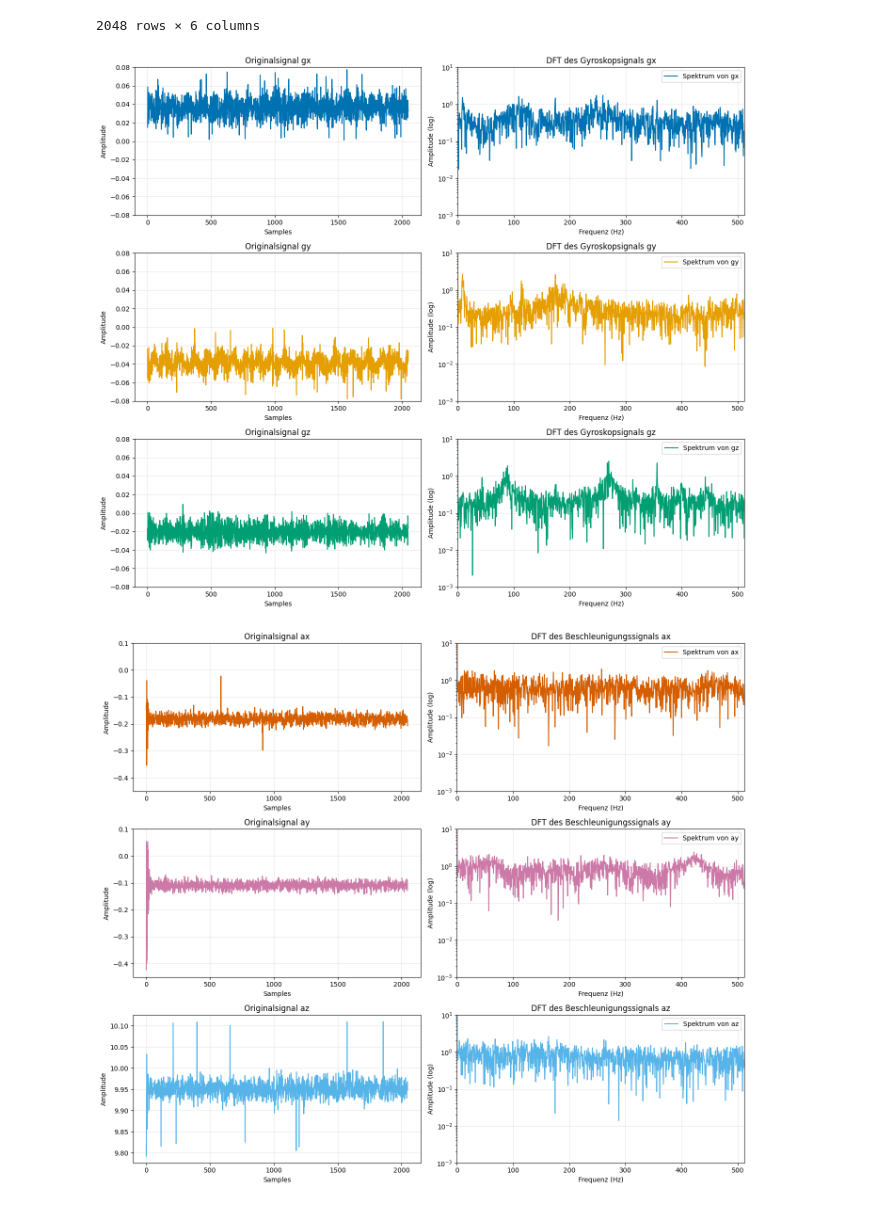
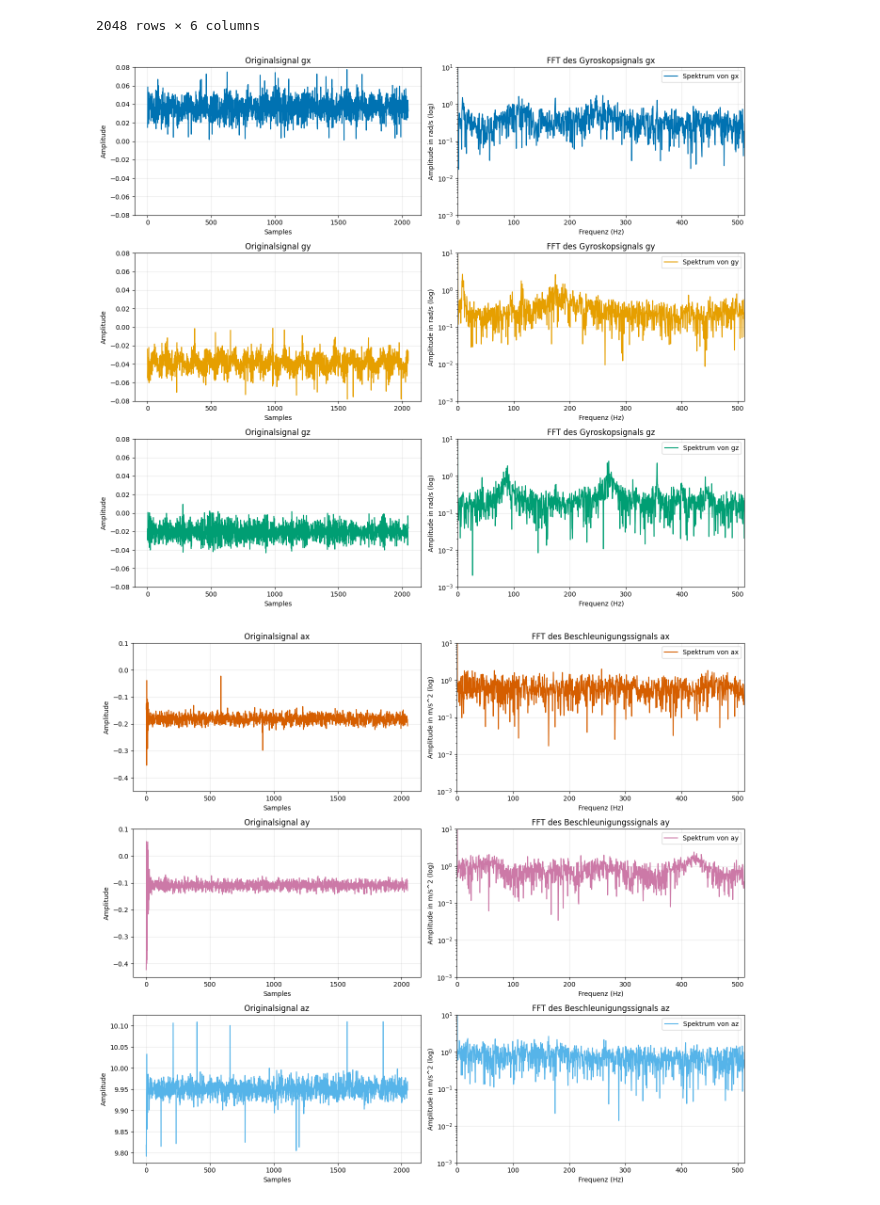
Before and after one commit to charlotte-strg/IMU_Audit, a Jupyter notebook: src/runs_on_pc/fft_plot.ipynb, the cells around one changed output. Cells and saved outputs as stored; diff of their text form; code cells hidden in the pictures.

```diff
--- a/src/runs_on_pc/fft_plot.ipynb
+++ b/src/runs_on_pc/fft_plot.ipynb
@@ -32,36 +32,37 @@ colors = ["#0072B2", "#E69F00", "#009E73"]
 gyro_axes = ["gx", "gy", "gz"]
 
 for i, axis in enumerate(gyro_axes):
     # Originalsignal (links)
     axes[i, 0].plot(sample_2048[axis], color=colors[i])
     axes[i, 0].set_xlabel("Samples")
     axes[i, 0].set_ylabel("Amplitude")
     axes[i, 0].set_title(f"Originalsignal {axis}")
     axes[i, 0].grid(alpha=0.3)
     axes[i, 0].set_ylim(-0.08, 0.08)
 
     # DFT (rechts)
     fft_values = np.fft.fft(sample_2048[axis])
     freqs = np.fft.fftfreq(N, d=1/fs)
 
     half_N = N // 2
     fft_magnitude = np.abs(fft_values[:half_N])
     freqs = freqs[:half_N]
 
     axes[i, 1].plot(freqs, fft_magnitude, label=f"Spektrum von {axis}", color=colors[i])
     axes[i, 1].set_xlabel("Frequenz (Hz)")
-    axes[i, 1].set_ylabel("Amplitude (log)")
-    axes[i, 1].set_title(f"DFT des Gyroskopsignals {axis}")
+    # stimmt das rad/s?
+    axes[i, 1].set_ylabel("Amplitude in rad/s (log)")
+    axes[i, 1].set_title(f"FFT des Gyroskopsignals {axis}")
     axes[i, 1].legend()
     axes[i, 1].grid(alpha=0.3)
     axes[i, 1].set_xlim(0, fs/2)
     axes[i, 1].set_ylim(1e-3, 10)
     axes[i, 1].set_yscale("log")
 
 plt.tight_layout()
 plt.show()
 # %% [output]
-[figure, old version]
+[figure, new version]
 # %%
 # # DFT Plots für alle Gyroskop-Achsen
 
@@ -143,8 +144,8 @@ for i, axis in enumerate(accel_axes):
 
     axes[i, 1].plot(freqs, fft_magnitude, label=f"Spektrum von {axis}", color=colors[i])
     axes[i, 1].set_xlabel("Frequenz (Hz)")
-    axes[i, 1].set_ylabel("Amplitude (log)")
-    axes[i, 1].set_title(f"DFT des Beschleunigungssignals {axis}")
+    axes[i, 1].set_ylabel("Amplitude in m/s^2 (log)")
+    axes[i, 1].set_title(f"FFT des Beschleunigungssignals {axis}")
     axes[i, 1].legend()
     axes[i, 1].grid(alpha=0.3)
     axes[i, 1].set_xlim(0, fs/2)
@@ -154,4 +155,4 @@ for i, axis in enumerate(accel_axes):
 plt.tight_layout()
 plt.show()
 # %% [output]
-[figure, old version]
+[figure, new version]
```
Also changed, not shown: 11 other files.
